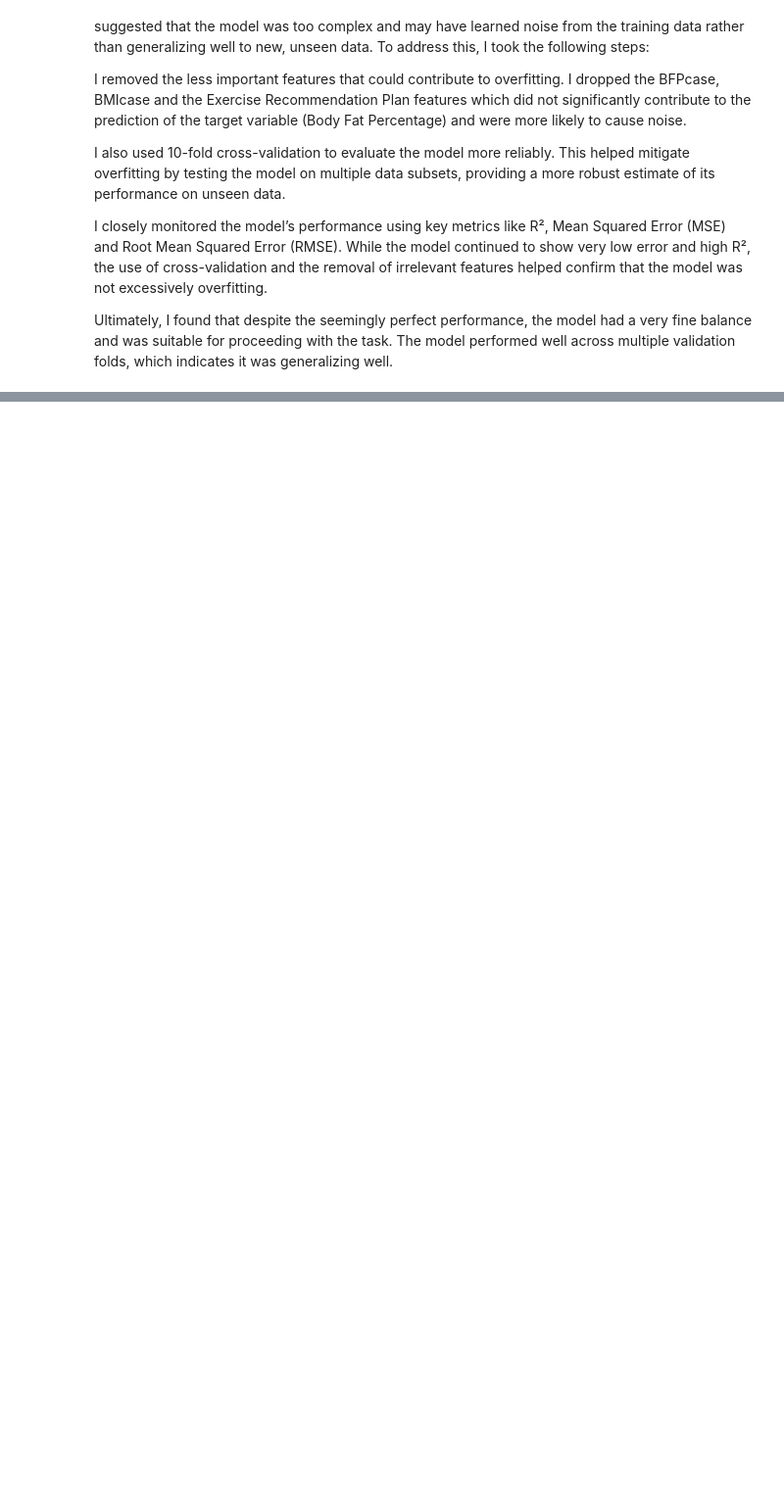
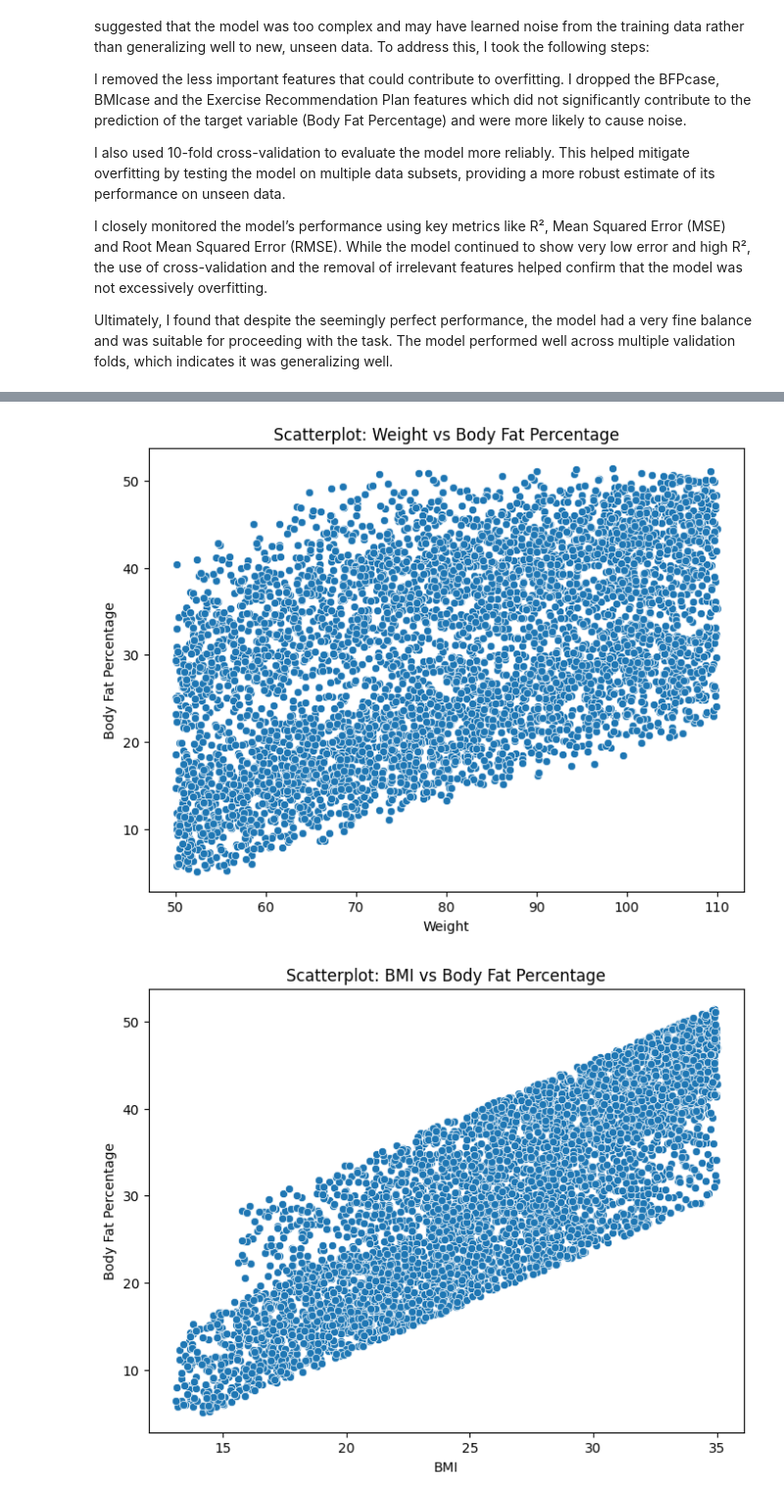
Before and after one commit to g-tumwesigye/fitpulse_app, a Jupyter notebook: fitpulse_app.ipynb, the cells around one changed output, grey strips where cells are left out. Shown: that part at 98% size. Drawn from its saved outputs; the diff is of its cells as text; code cells hidden in the pictures; blank space fills up the shorter version.

```diff
--- a/fitpulse_app.ipynb
+++ b/fitpulse_app.ipynb
@@ -396,0 +424,19 @@ Ultimately, I found that despite the seemingly perfect performance, the model ha
+# %%
+# A Scatterplot between Body Fat Percentage and Weight
+plt.figure(figsize=(8, 6))
+sns.scatterplot(x='Weight', y='Body Fat Percentage', data=fitpulse_dataset)
+plt.title('Scatterplot: Weight vs Body Fat Percentage')
+plt.xlabel('Weight')
+plt.ylabel('Body Fat Percentage')
+plt.show()
+
+# A Scatterplot between BMI and Body Fat Percentage
+plt.figure(figsize=(8, 6))
+sns.scatterplot(x='BMI', y='Body Fat Percentage', data=fitpulse_dataset)
+plt.title('Scatterplot: BMI vs Body Fat Percentage')
+plt.xlabel('BMI')
+plt.ylabel('Body Fat Percentage')
+plt.show()
+# %% [output]
+[figure, added]
+[figure, added]
```
Also changed, not shown: parts of 5 cells of this notebook.
